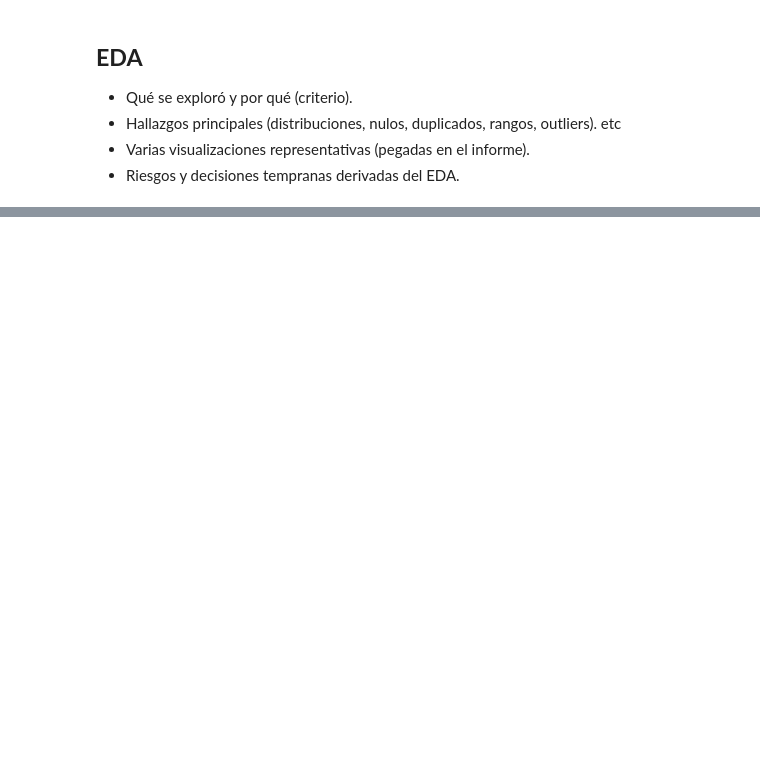
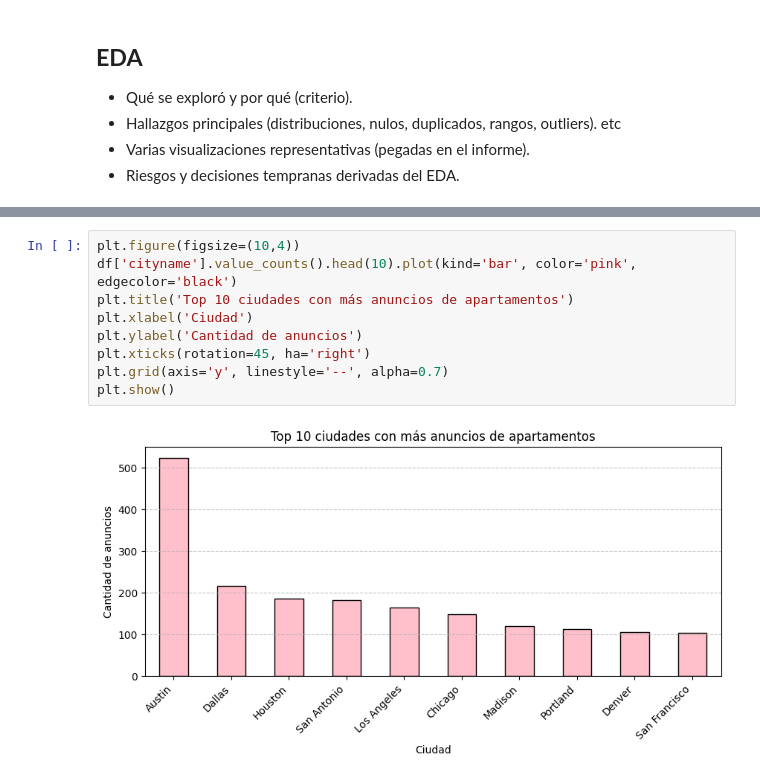
Before and after one commit to claraagui/Proyecto_Final, a Jupyter notebook: notebooks/01_eda_inicial.ipynb, the cells around one changed output, grey strips where cells are left out. Drawn from its saved outputs; the diff is of its cells as text; blank space fills up the shorter version.

```diff
--- a/notebooks/01_eda_inicial.ipynb
+++ b/notebooks/01_eda_inicial.ipynb
@@ -175,0 +185,11 @@ Passing `palette` without assigning `hue` is deprecated and will be removed in v
+# %%
+plt.figure(figsize=(10,4))
+df['cityname'].value_counts().head(10).plot(kind='bar', color='pink', edgecolor='black')
+plt.title('Top 10 ciudades con más anuncios de apartamentos')
+plt.xlabel('Ciudad')
+plt.ylabel('Cantidad de anuncios')
+plt.xticks(rotation=45, ha='right')
+plt.grid(axis='y', linestyle='--', alpha=0.7)
+plt.show()
+# %% [output]
+[figure, added]
```
Also changed, not shown: parts of 43 cells of this notebook, 2 other files.
